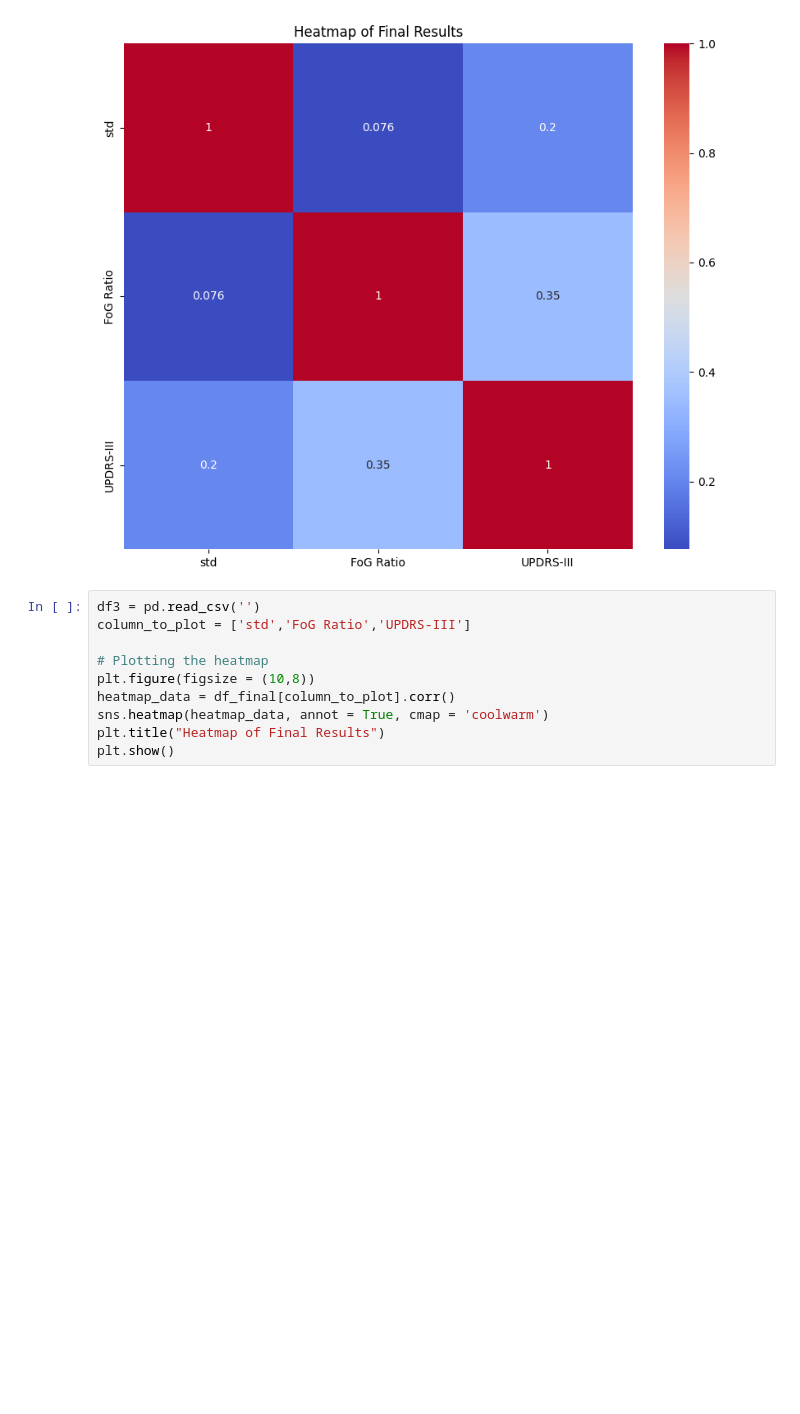
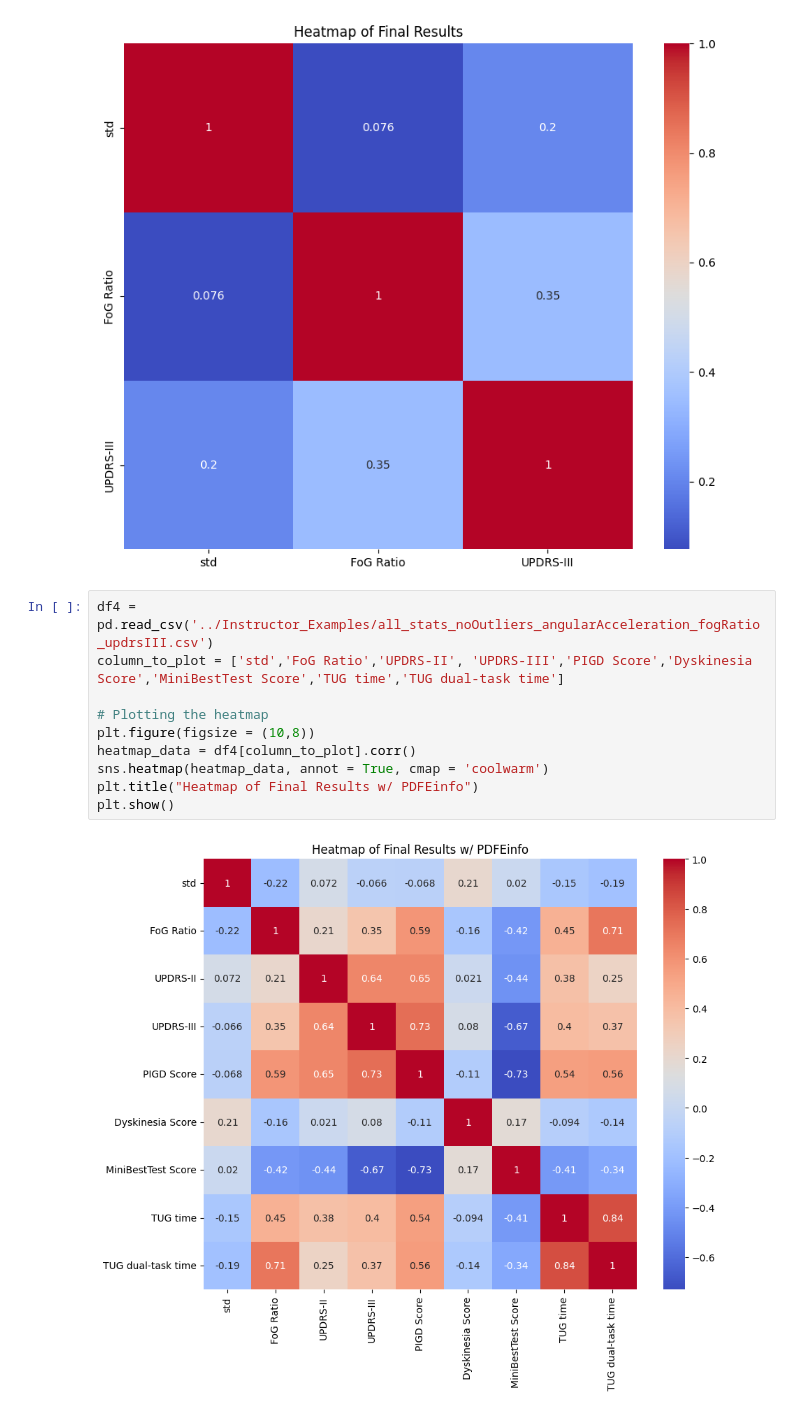
Before and after one commit to Victor-lyhan/Parkinson-Diagnosis, a Jupyter notebook: Instructor_Examples/graph.ipynb, the cells around one changed output. Drawn from its saved outputs; the diff is of its cells as text; blank space fills up the shorter version.

```diff
--- a/Instructor_Examples/graph.ipynb
+++ b/Instructor_Examples/graph.ipynb
@@ -93,12 +93,14 @@ plt.show()
 # %% [output]
 [figure]
 # %%
-df3 = pd.read_csv('')
-column_to_plot = ['std','FoG Ratio','UPDRS-III']
+df4 = pd.read_csv('../Instructor_Examples/all_stats_noOutliers_angularAcceleration_fogRatio_updrsIII.csv')
+column_to_plot = ['std','FoG Ratio','UPDRS-II', 'UPDRS-III','PIGD Score','Dyskinesia Score','MiniBestTest Score','TUG time','TUG dual-task time']
 
 # Plotting the heatmap
 plt.figure(figsize = (10,8))
-heatmap_data = df_final[column_to_plot].corr()
+heatmap_data = df4[column_to_plot].corr()
 sns.heatmap(heatmap_data, annot = True, cmap = 'coolwarm')
-plt.title("Heatmap of Final Results")
+plt.title("Heatmap of Final Results w/ PDFEinfo")
 plt.show()
+# %% [output]
+[figure, added]
```
Also changed, not shown: parts of 2 cells of this notebook.
